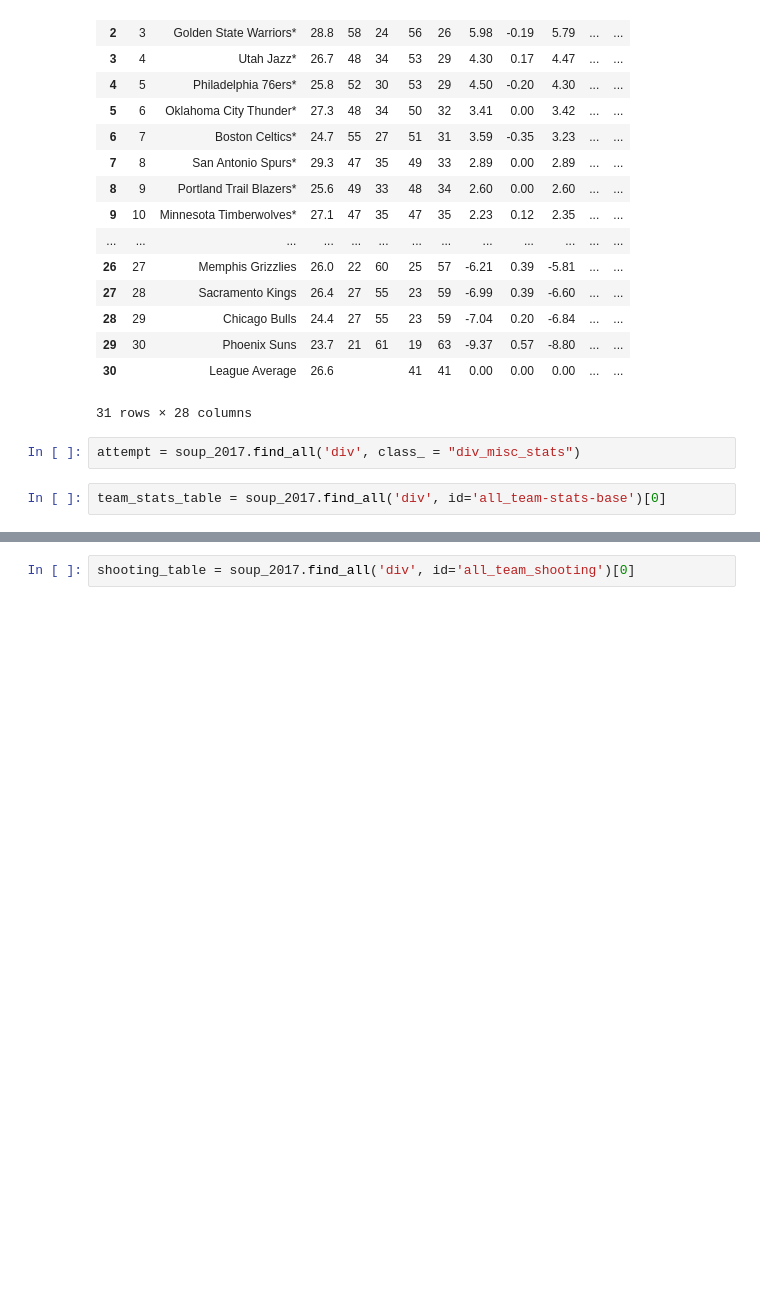
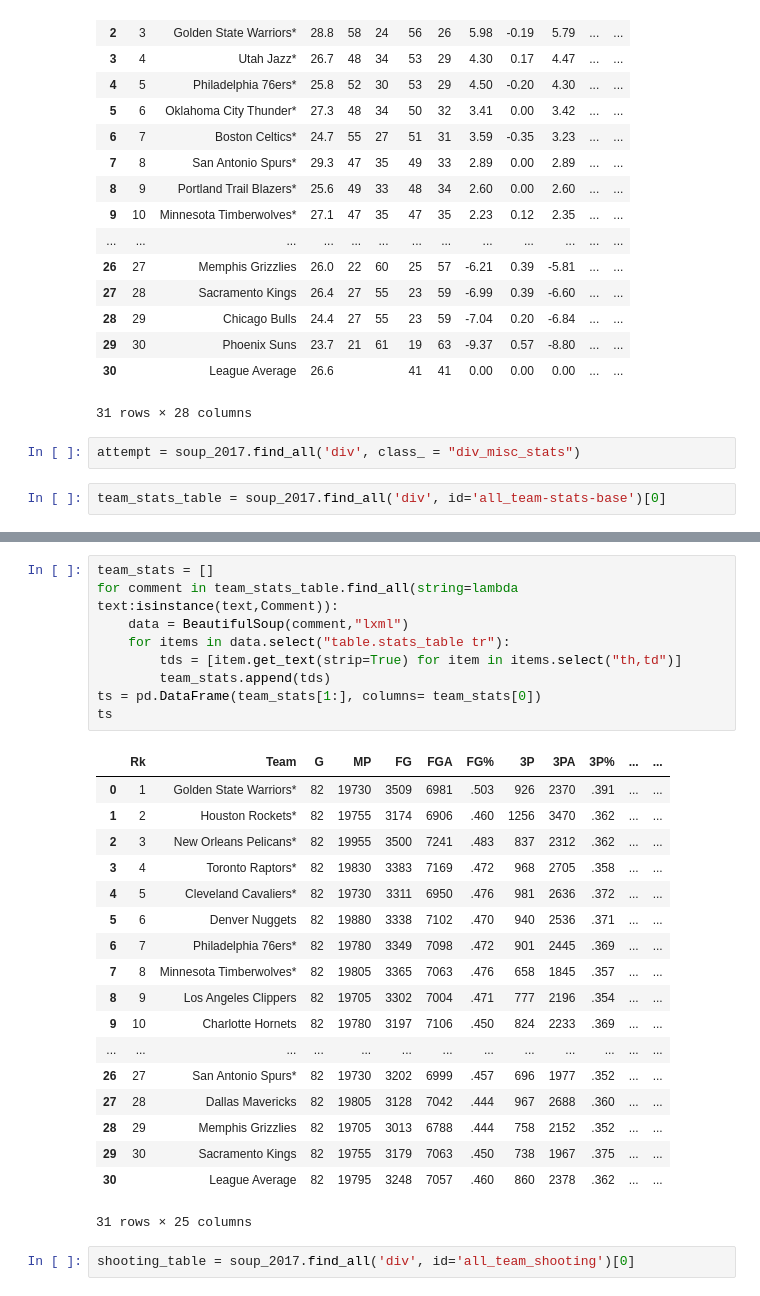
Before and after one commit to johncpolitte/NBA_Data_Analysis, a Jupyter notebook: web_scraper.ipynb, the cells around one changed output, grey strips where cells are left out. Saved outputs shown, nothing was run; the diff lists cells and outputs as text; blank space fills up the shorter version.

Commit message:
beginning to read html in from mongo db and completed the data scrape

```diff
--- a/web_scraper.ipynb
+++ b/web_scraper.ipynb
@@ -106,2 +126,30 @@ team_stats_table = soup_2017.find_all('div', id='all_team-stats-base')[0]
+# %%
+team_stats = []
+for comment in team_stats_table.find_all(string=lambda text:isinstance(text,Comment)):
+    data = BeautifulSoup(comment,"lxml")
+    for items in data.select("table.stats_table tr"):
+        tds = [item.get_text(strip=True) for item in items.select("th,td")]
+        team_stats.append(tds)
+ts = pd.DataFrame(team_stats[1:], columns= team_stats[0])
+ts
+# %% [output]
+|  | Rk | Team | G | MP | FG | FGA | FG% | 3P | 3PA | 3P% | ... | ... |
+| 0 | 1 | Golden State Warriors* | 82 | 19730 | 3509 | 6981 | .503 | 926 | 2370 | .391 | ... | ... |
+| 1 | 2 | Houston Rockets* | 82 | 19755 | 3174 | 6906 | .460 | 1256 | 3470 | .362 | ... | ... |
+| 2 | 3 | New Orleans Pelicans* | 82 | 19955 | 3500 | 7241 | .483 | 837 | 2312 | .362 | ... | ... |
+| 3 | 4 | Toronto Raptors* | 82 | 19830 | 3383 | 7169 | .472 | 968 | 2705 | .358 | ... | ... |
+| 4 | 5 | Cleveland Cavaliers* | 82 | 19730 | 3311 | 6950 | .476 | 981 | 2636 | .372 | ... | ... |
+| 5 | 6 | Denver Nuggets | 82 | 19880 | 3338 | 7102 | .470 | 940 | 2536 | .371 | ... | ... |
+| 6 | 7 | Philadelphia 76ers* | 82 | 19780 | 3349 | 7098 | .472 | 901 | 2445 | .369 | ... | ... |
+| 7 | 8 | Minnesota Timberwolves* | 82 | 19805 | 3365 | 7063 | .476 | 658 | 1845 | .357 | ... | ... |
+| 8 | 9 | Los Angeles Clippers | 82 | 19705 | 3302 | 7004 | .471 | 777 | 2196 | .354 | ... | ... |
+| 9 | 10 | Charlotte Hornets | 82 | 19780 | 3197 | 7106 | .450 | 824 | 2233 | .369 | ... | ... |
+| ... | ... | ... | ... | ... | ... | ... | ... | ... | ... | ... | ... | ... |
+| 26 | 27 | San Antonio Spurs* | 82 | 19730 | 3202 | 6999 | .457 | 696 | 1977 | .352 | ... | ... |
+| 27 | 28 | Dallas Mavericks | 82 | 19805 | 3128 | 7042 | .444 | 967 | 2688 | .360 | ... | ... |
+| 28 | 29 | Memphis Grizzlies | 82 | 19705 | 3013 | 6788 | .444 | 758 | 2152 | .352 | ... | ... |
+| 29 | 30 | Sacramento Kings | 82 | 19755 | 3179 | 7063 | .450 | 738 | 1967 | .375 | ... | ... |
+| 30 |  | League Average | 82 | 19795 | 3248 | 7057 | .460 | 860 | 2378 | .362 | ... | ... |
+31 rows × 25 columns
 # %%
 shooting_table = soup_2017.find_all('div', id='all_team_shooting')[0]
```
Also changed, not shown: parts of 8 cells of this notebook, 2 other files.
